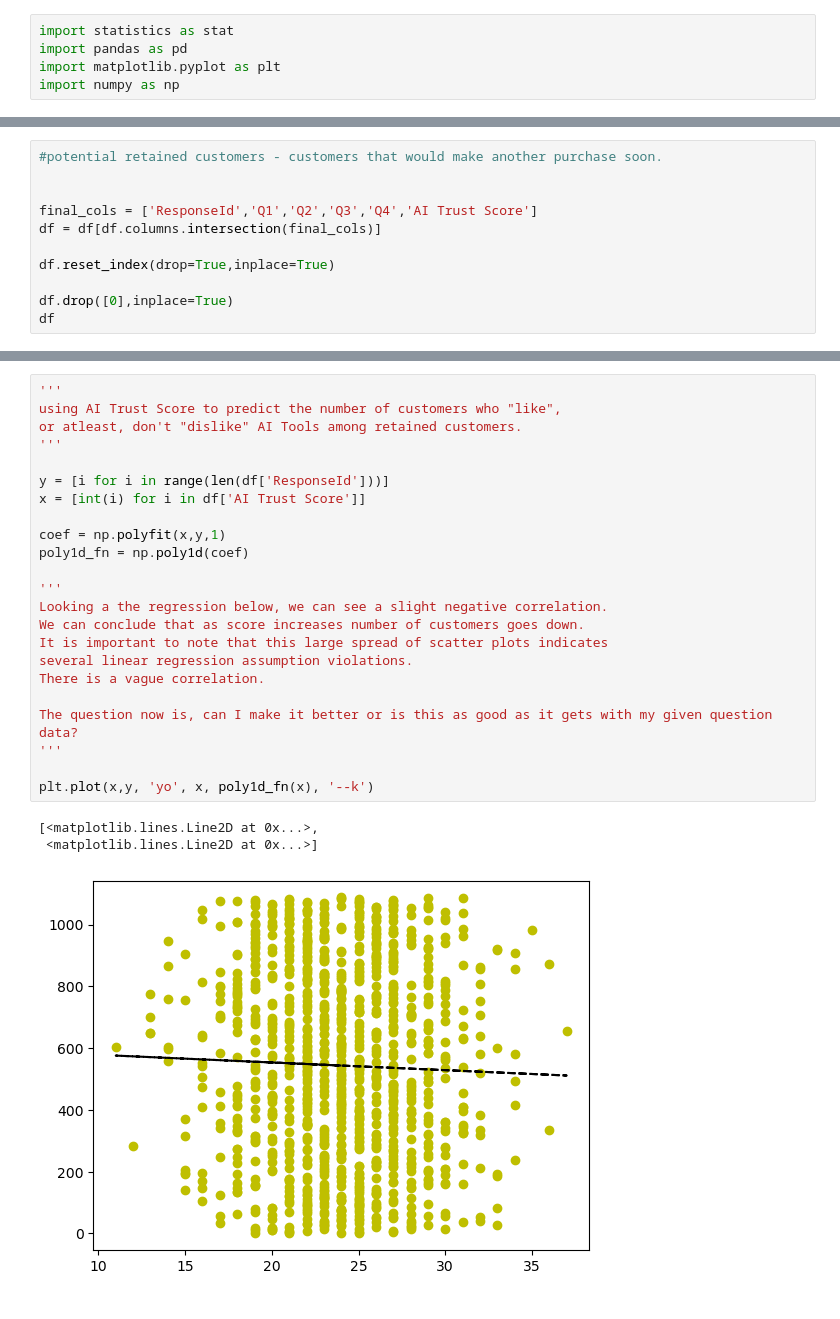
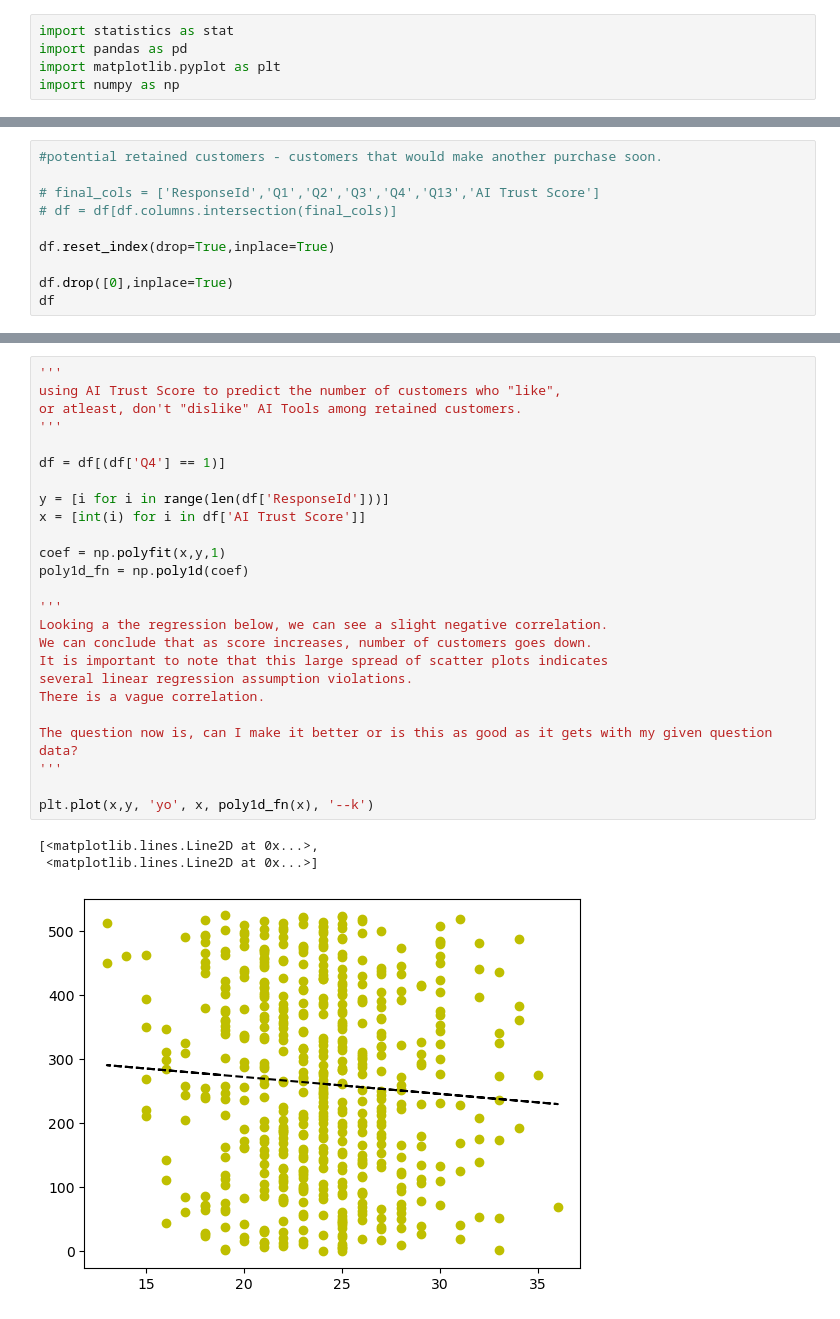
Before and after one commit to jacneeley/Customer_Trust_AI, a Jupyter notebook: data_analysis.ipynb, the cells around one changed output, grey strips where cells are left out. Cells and saved outputs as stored; diff of their text form.

Commit message:
added new question q13, re-ordered columns, changed my analysis.

```diff
--- a/data_analysis.ipynb
+++ b/data_analysis.ipynb
@@ -23,9 +23,8 @@ df
 # %%
 #potential retained customers - customers that would make another purchase soon.
 
-
-final_cols = ['ResponseId','Q1','Q2','Q3','Q4','AI Trust Score']
-df = df[df.columns.intersection(final_cols)]
+# final_cols = ['ResponseId','Q1','Q2','Q3','Q4','Q13','AI Trust Score']
+# df = df[df.columns.intersection(final_cols)]
 
 df.reset_index(drop=True,inplace=True)
 
@@ -142,27 +130,29 @@ See the caveats in the documentation: https://pandas.pydata.org/pandas-docs/stab
 # %%
 '''
 using AI Trust Score to predict the number of customers who "like",
 or atleast, don't "dislike" AI Tools among retained customers.
 '''
+
+df = df[(df['Q4'] == 1)]
 
 y = [i for i in range(len(df['ResponseId']))]
 x = [int(i) for i in df['AI Trust Score']]
 
 coef = np.polyfit(x,y,1)
 poly1d_fn = np.poly1d(coef)
 
 '''
 Looking a the regression below, we can see a slight negative correlation.
-We can conclude that as score increases number of customers goes down.
+We can conclude that as score increases, number of customers goes down.
 It is important to note that this large spread of scatter plots indicates
 several linear regression assumption violations.
 There is a vague correlation.
 
 The question now is, can I make it better or is this as good as it gets with my given question data?
 '''
 
 plt.plot(x,y, 'yo', x, poly1d_fn(x), '--k')
 # %% [output]
 [<matplotlib.lines.Line2D at 0x...>,
  <matplotlib.lines.Line2D at 0x...>]
-[figure, old version]
+[figure, new version]
```
Also changed, not shown: parts of 9 cells of this notebook, 3 other files.
